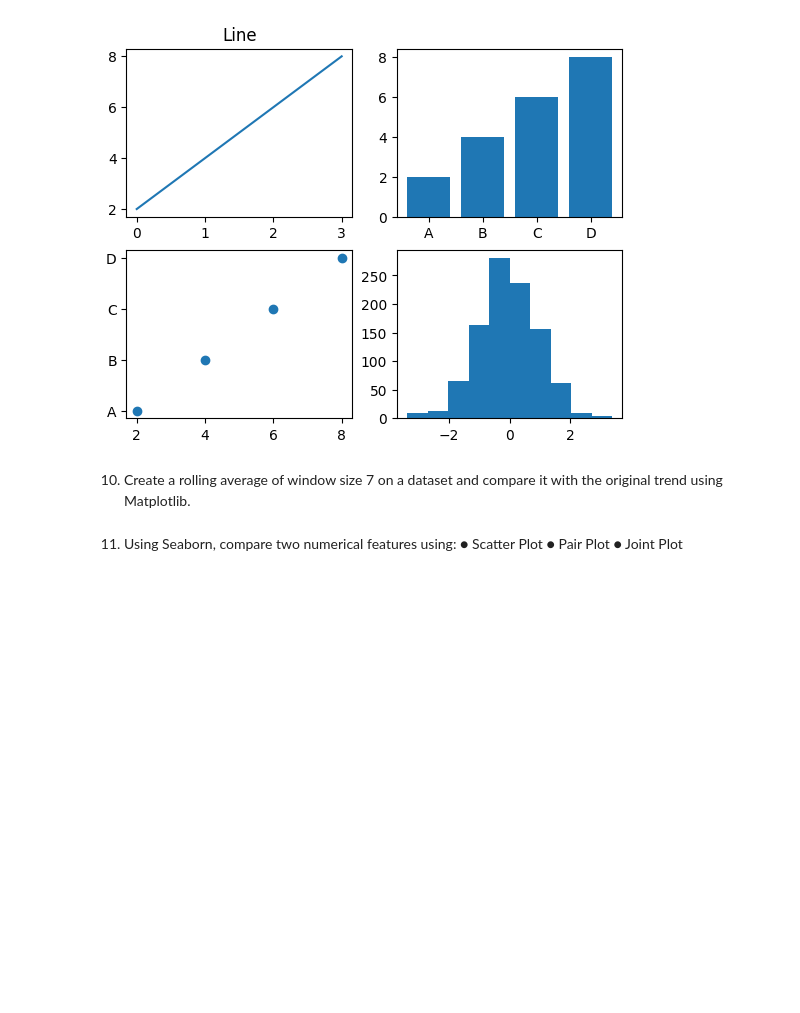
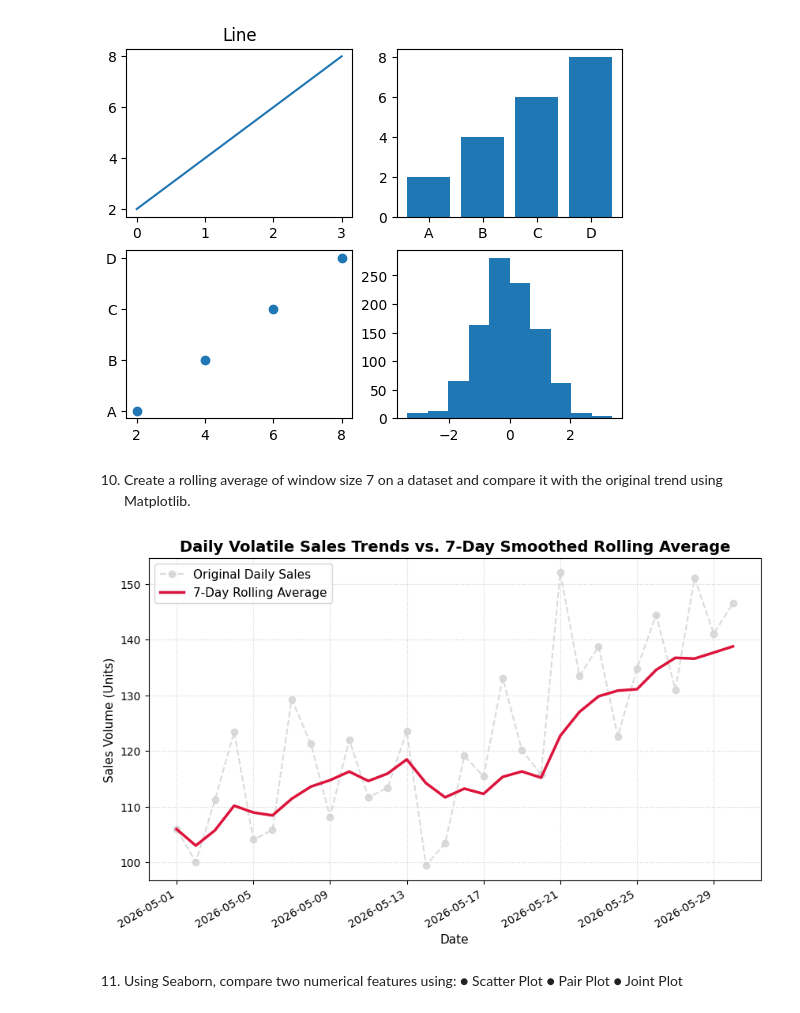
Before and after one commit to Ritika-Gauttam/Summer-2026, a Jupyter notebook: Assignments/assignment9.ipynb, the cells around one changed output. Drawn from its saved outputs; the diff is of its cells as text; code cells hidden in the pictures; blank space fills up the shorter version.

```diff
--- a/Assignments/assignment9.ipynb
+++ b/Assignments/assignment9.ipynb
@@ -105,6 +272,57 @@ plt.hist(hist_data)
 # %% [markdown]
 10. Create a rolling average of window size 7 on a dataset and compare
 it with the original trend using Matplotlib.
+# %%
+import pandas as pd
+import numpy as np
+import matplotlib.pyplot as plt
+
+np.random.seed(42)
+date_range = pd.date_range(start="2026-05-01", periods=30, freq="D")
+base_trend = np.linspace(100, 150, 30)
+noise = np.random.normal(loc=0, scale=12, size=30)
+daily_sales = base_trend + noise
+
+df = pd.DataFrame({"Date": date_range, "Daily_Sales": daily_sales})
+df.set_index("Date", inplace=True)
+
+
+df["7_Day_Rolling_Avg"] = df["Daily_Sales"].rolling(window=7, min_periods=1).mean()
+
+plt.figure(figsize=(10, 6))
+
+plt.plot(
+    df.index,
+    df["Daily_Sales"],
+    label="Original Daily Sales",
+    color="lightgray",
+    linestyle="--",
+    marker="o",
+    alpha=0.8,
+)
+
+plt.plot(
+    df.index,
+    df["7_Day_Rolling_Avg"],
+    label="7-Day Rolling Average",
+    color="crimson",
+    linewidth=2.5,
+)
+
+plt.title(
+    "Daily Volatile Sales Trends vs. 7-Day Smoothed Rolling Average",
+    fontsize=14,
+    fontweight="bold",
+)
+plt.xlabel("Date", fontsize=11)
+plt.ylabel("Sales Volume (Units)", fontsize=11)
+plt.grid(True, linestyle=":", alpha=0.6)
+plt.gcf().autofmt_xdate()
+plt.legend(fontsize=11, loc="upper left")
+
+plt.show()
+# %% [output]
+[figure, added]
 # %% [markdown]
 11. Using Seaborn, compare two numerical features using:
 ● Scatter Plot
```
Also changed, not shown: parts of 6 cells of this notebook, 4 other files.
